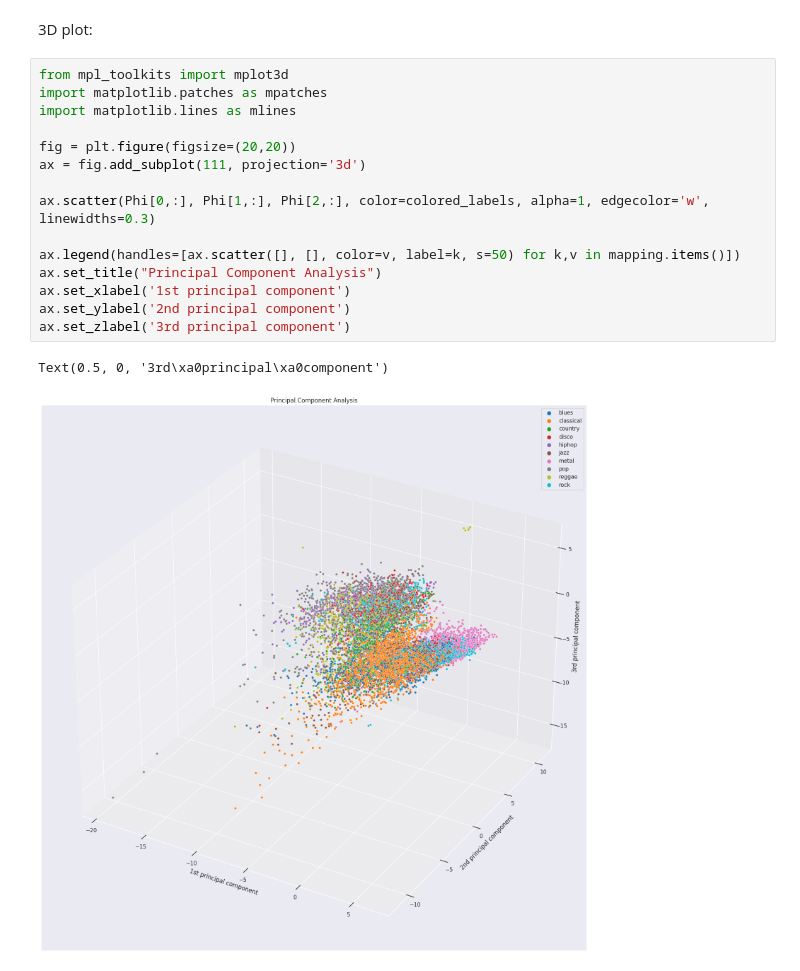
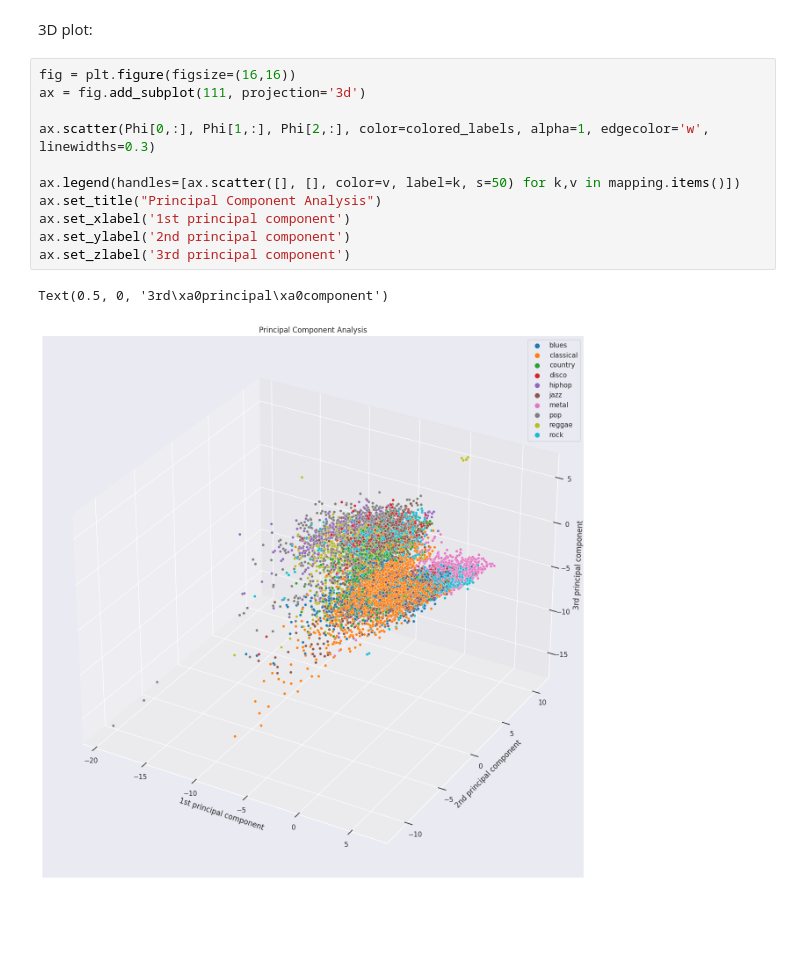
Before and after one commit to albertopirillo/naml-project-2023, a Jupyter notebook: EDA.ipynb, the cells around one changed output. Saved outputs shown, nothing was run; the diff lists cells and outputs as text; blank space fills up the shorter version.

```diff
--- a/EDA.ipynb
+++ b/EDA.ipynb
@@ -208,20 +208,16 @@ for i in range(len(genres)):
 # %% [markdown]
 3D plot:
 # %%
-from mpl_toolkits import mplot3d
-import matplotlib.patches as mpatches
-import matplotlib.lines as mlines
-
-fig = plt.figure(figsize=(20,20))
+fig = plt.figure(figsize=(16,16))
 ax = fig.add_subplot(111, projection='3d')
 
 ax.scatter(Phi[0,:], Phi[1,:], Phi[2,:], color=colored_labels, alpha=1, edgecolor='w', linewidths=0.3)
 
 ax.legend(handles=[ax.scatter([], [], color=v, label=k, s=50) for k,v in mapping.items()])
 ax.set_title("Principal Component Analysis")
-ax.set_xlabel('1st principal component')
-ax.set_ylabel('2nd principal component')
-ax.set_zlabel('3rd principal component')
+ax.set_xlabel('1st principal component')
+ax.set_ylabel('2nd principal component')
+ax.set_zlabel('3rd principal component')
 # %% [output]
 Text(0.5, 0, '3rd\xa0principal\xa0component')
-[figure, old version]
+[figure, new version]
```
Also changed, not shown: parts of 9 cells of this notebook, 8 other files.
